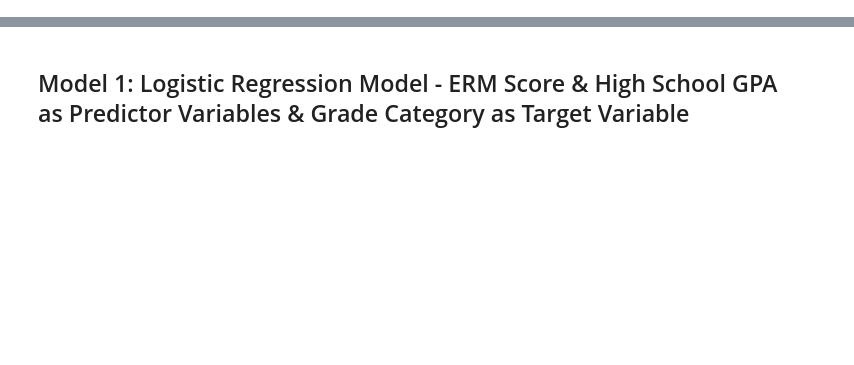
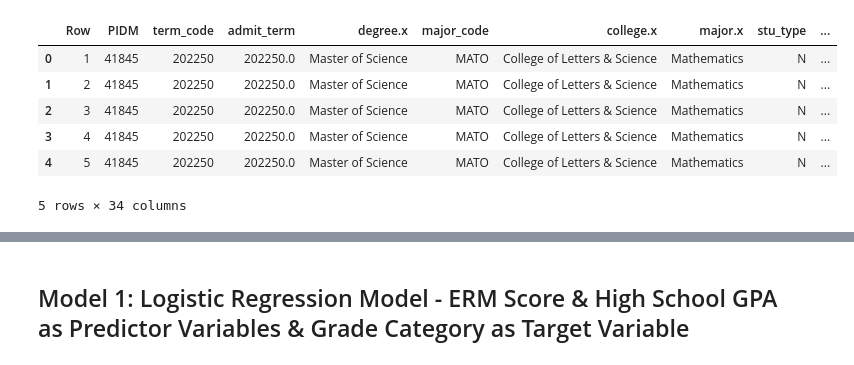
Before and after one commit to britrthompson/MSBA_Capstone, a Jupyter notebook: math_placement.ipynb, the cells around one changed output, grey strips where cells are left out. Cells and saved outputs as stored; diff of their text form; code cells hidden in the pictures; blank space fills up the shorter version.

```diff
--- a/math_placement.ipynb
+++ b/math_placement.ipynb
@@ -19,33 +19,47 @@ df_math_placement = pd.read_excel('math_placement.xlsx')
 # Read the edready raw scores data from the CSV file
 df_ed_ready = pd.read_csv('edready_raw_scores.csv')
 # %%
-
-# Remove records without hs_gpa information
-df_cleaned = df_math_placement.dropna(subset=['grade', 'hs_gpa']).copy()
+df_cleaned = df_math_placement.copy()
 
 # Define the mapping of grades to grade categories
 grade_mapping = {
     "A": "Successful", "B": "Successful", "B+": "Successful",
     "A-": "Successful", "B*": "Successful", "A*": "Successful",
     "B+*": "Successful", "W": "Unsuccessful", "C-": "Unsuccessful",
     "F": "Unsuccessful", "B-": "Successful", "C+": "Unsuccessful",
     "D": "Unsuccessful", "D*": "Unsuccessful", "C": "Unsuccessful",
     "W*": "Unsuccessful", "P*": "Successful", "C+*": "Unsuccessful",
     "F*": "Unsuccessful", "D+": "Unsuccessful", "P": "Successful",
     "C*": "Unsuccessful", "A-*": "Successful", "I": "Unsuccessful",
     "AU": "Ignore", "B-*": "Successful", "D-": "Unsuccessful",
     "NR": "Ignore", "C-*": "Unsuccessful", "I*": "Unsuccessful",
     "NR*": "Ignore"
 }
 
 # Map the grades to their categories and append as a new column
-df_cleaned.loc[:, 'grade_category'] = df_cleaned['grade'].map(grade_mapping)
+df_cleaned['grade_category'] = df_cleaned['grade'].map(grade_mapping)
+
+
+# Create a new column to store the PIDM, course number, and term as a single string
+df_cleaned['PIDM_course_number_term'] = df_cleaned['PIDM'].astype(str) + '_' + df_cleaned['course_number'].astype(str) + '_' + df_cleaned['term'].astype(str)
+
+# Remove duplicates based on the new column
+df_cleaned = df_cleaned.drop_duplicates(subset='PIDM_course_number_term')
+
 
 # Make sure the column names match in both dataframes before merging
 df_cleaned.rename(columns={'pidm': 'PIDM'}, inplace=True)
 
 # Display the cleaned and imputed dataframe
 df_cleaned.head()
+# %% [output]
+|  | Row | PIDM | term_code | admit_term | degree.x | major_code | college.x | major.x | stu_type | ... |
+| 0 | 1 | 41845 | 202250 | 202250.0 | Master of Science | MATO | College of Letters & Science | Mathematics | N | ... |
+| 1 | 2 | 41845 | 202250 | 202250.0 | Master of Science | MATO | College of Letters & Science | Mathematics | N | ... |
+| 2 | 3 | 41845 | 202250 | 202250.0 | Master of Science | MATO | College of Letters & Science | Mathematics | N | ... |
+| 3 | 4 | 41845 | 202250 | 202250.0 | Master of Science | MATO | College of Letters & Science | Mathematics | N | ... |
+| 4 | 5 | 41845 | 202250 | 202250.0 | Master of Science | MATO | College of Letters & Science | Mathematics | N | ... |
+5 rows × 34 columns
 # %%
 # Trim whitespace from headers
 df_cleaned.columns = df_cleaned.columns.str.strip()
```
Also changed, not shown: parts of 11 cells of this notebook, 1 other file.
